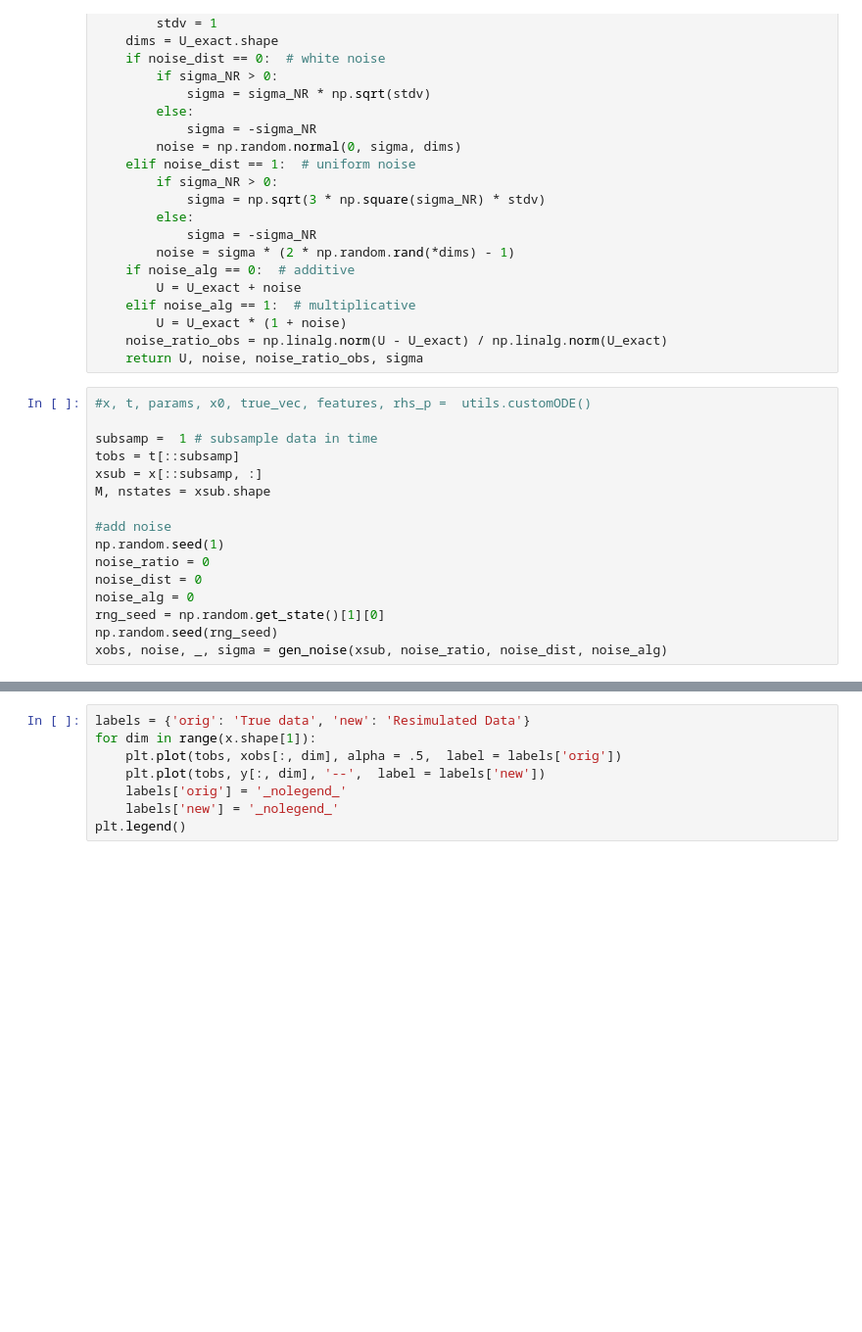
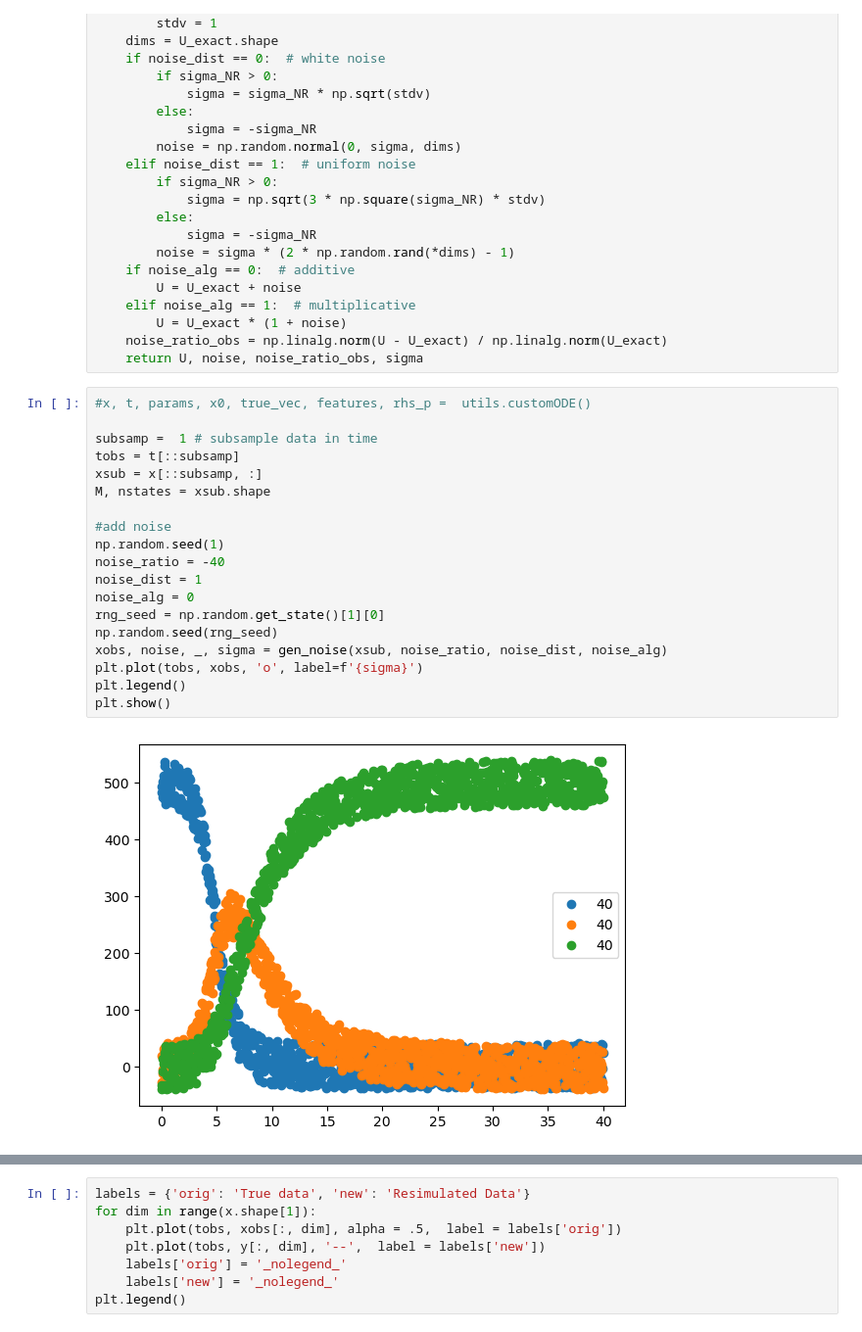
Before and after one commit to AbhiChawl/pyWENDy, a Jupyter notebook: wendyscript.ipynb, the cells around one changed output, grey strips where cells are left out. Shown at 98% size. Cells and saved outputs as stored; diff of their text form; blank space fills up the shorter version.

```diff
--- a/wendyscript.ipynb
+++ b/wendyscript.ipynb
@@ -118,18 +116,23 @@ def gen_noise(U_exact, sigma_NR, noise_dist, noise_alg):
 # %%
 #x, t, params, x0, true_vec, features, rhs_p =  utils.customODE()
 
 subsamp =  1 # subsample data in time
 tobs = t[::subsamp]
 xsub = x[::subsamp, :]
 M, nstates = xsub.shape
 
 #add noise
 np.random.seed(1)
-noise_ratio = 0
-noise_dist = 0
+noise_ratio = -40
+noise_dist = 1
 noise_alg = 0
 rng_seed = np.random.get_state()[1][0]
 np.random.seed(rng_seed)
 xobs, noise, _, sigma = gen_noise(xsub, noise_ratio, noise_dist, noise_alg)
+plt.plot(tobs, xobs, 'o', label=f'{sigma}')
+plt.legend()
+plt.show()
+# %% [output]
+[figure, added]
 # %%
 model = wd.WENDy(toggle_VVp_svd = np.nan)
```
Also changed, not shown: parts of 3 cells of this notebook, 1 other file.
